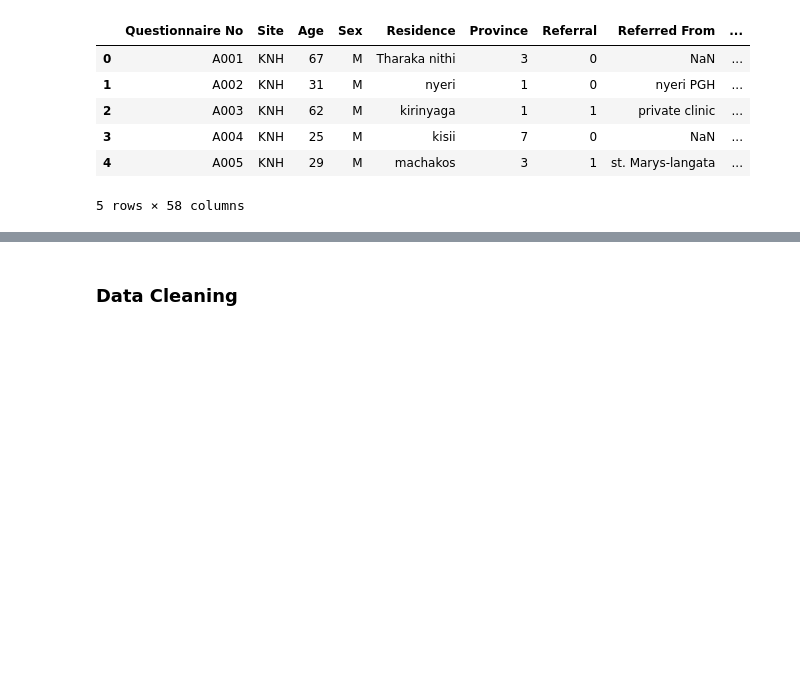
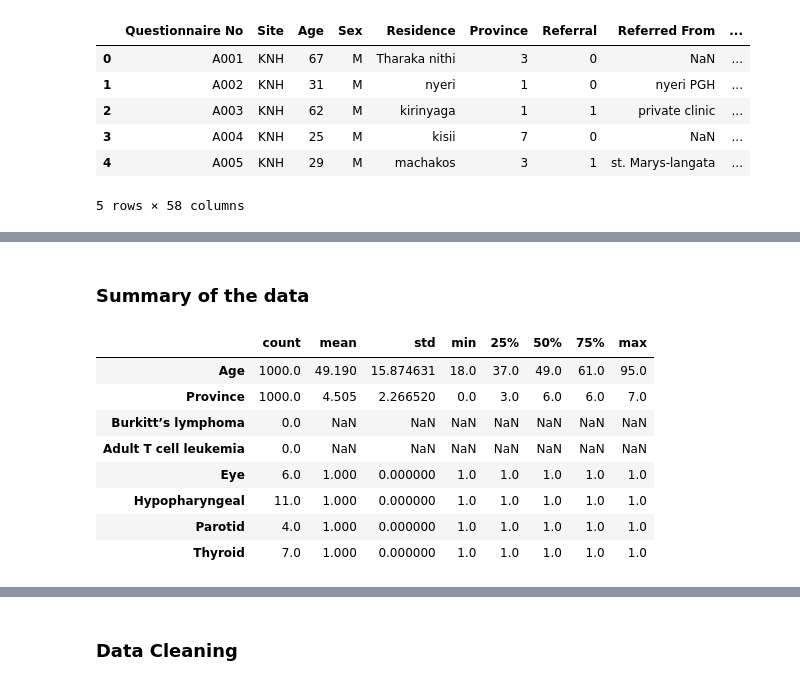
Before and after one commit to njokinjuguna/Machine-learning-Models, a Jupyter notebook: cancerpredictiveanalysisinkenyaModified.ipynb, the cells around one changed output, grey strips where cells are left out. Cells and saved outputs as stored; diff of their text form; code cells hidden in the pictures; blank space fills up the shorter version.

```diff
--- a/cancerpredictiveanalysisinkenyaModified.ipynb
+++ b/cancerpredictiveanalysisinkenyaModified.ipynb
@@ -117,0 +228,14 @@ combined_df.head()
+# %% [markdown]
+### **Summary of the data**
+# %%
+combined_df.describe().T
+# %% [output]
+|  | count | mean | std | min | 25% | 50% | 75% | max |
+| Age | 1000.0 | 49.190 | 15.874631 | 18.0 | 37.0 | 49.0 | 61.0 | 95.0 |
+| Province | 1000.0 | 4.505 | 2.266520 | 0.0 | 3.0 | 6.0 | 6.0 | 7.0 |
+| Burkitt’s lymphoma | 0.0 | NaN | NaN | NaN | NaN | NaN | NaN | NaN |
+| Adult T cell leukemia | 0.0 | NaN | NaN | NaN | NaN | NaN | NaN | NaN |
+| Eye | 6.0 | 1.000 | 0.000000 | 1.0 | 1.0 | 1.0 | 1.0 | 1.0 |
+| Hypopharyngeal | 11.0 | 1.000 | 0.000000 | 1.0 | 1.0 | 1.0 | 1.0 | 1.0 |
+| Parotid | 4.0 | 1.000 | 0.000000 | 1.0 | 1.0 | 1.0 | 1.0 | 1.0 |
+| Thyroid | 7.0 | 1.000 | 0.000000 | 1.0 | 1.0 | 1.0 | 1.0 | 1.0 |
```
Also changed, not shown: parts of 33 cells of this notebook.
